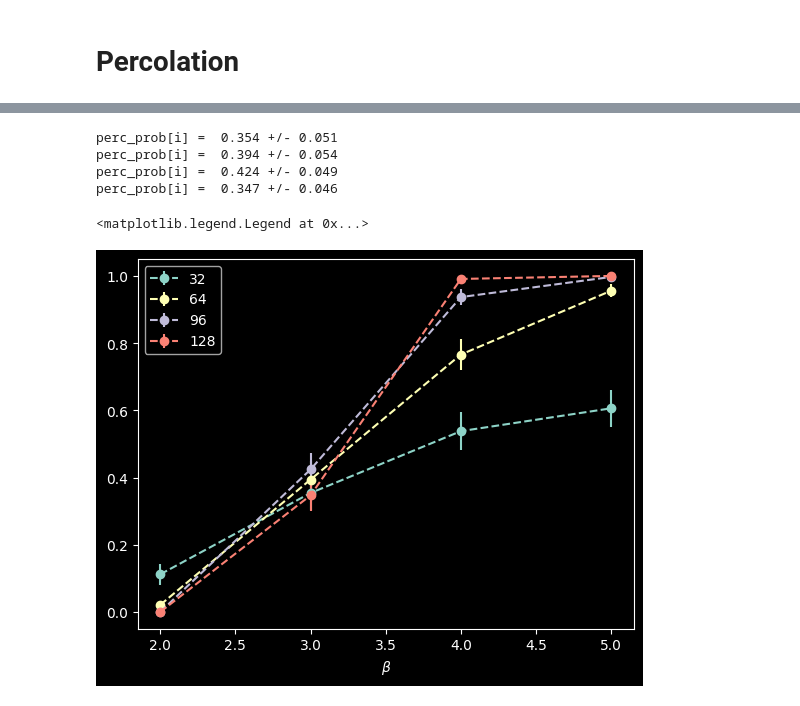
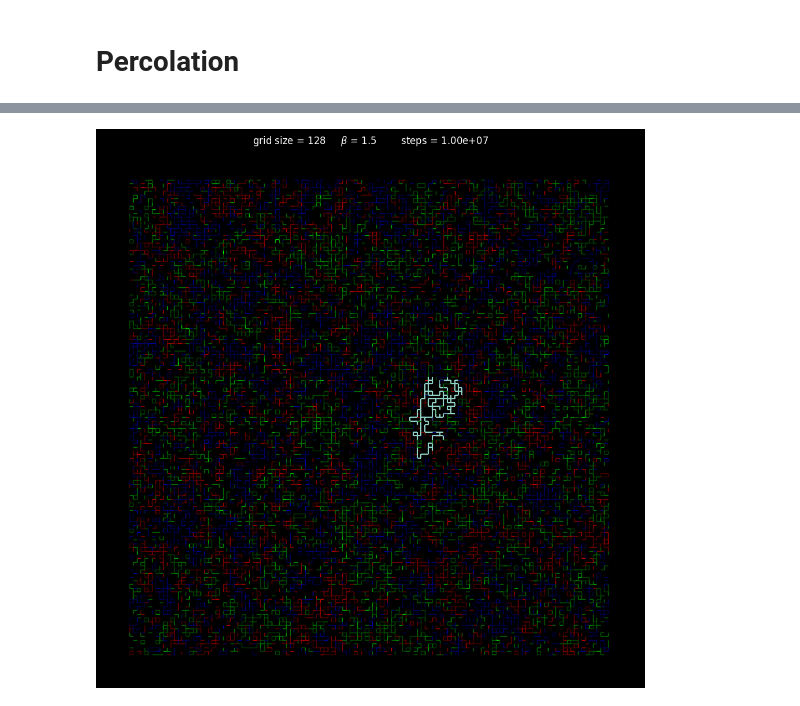
Before and after one commit to lollox1k/Thesis, a Jupyter notebook: Code/percolation_notebook.ipynb, the cells around one changed output, grey strips where cells are left out. Drawn from its saved outputs; the diff is of its cells as text; code cells hidden in the pictures.

```diff
--- a/Code/percolation_notebook.ipynb
+++ b/Code/percolation_notebook.ipynb
@@ -77,34 +25,0 @@ perc_prob[i] =  0.0 +/- 0.0
-# %%
-with open(r'data\\percolation\\3_2024-04-09_15_27_27.json', 'r') as file:
-    data_raw = json.load(file)
-
-
-#data = {
-#    'origin_loop_length': np.concatenate( [np.array(data_raw_1['origin_loop_length']), np.array(data_raw_2['origin_loop_length']), np.array(data_raw_3['origin_loop_length'])] )
-#}
-
-data = {
-    'percolation': np.array(data_raw['percolation'])
-}
-
-coords = {
-    'grid_size': [32, 64, 96, 128]
-}
-
-dims = {
-    'percolation': ['grid_size']
-}
-
-idata = az.convert_to_inference_data(data, coords=coords, dims=dims)
-summary = az.summary(idata)
-
-perc_prob = summary['mean']
-sigma = summary['mcse_mean']
-
-for i in range(4):
-    print(f'{perc_prob[i] =  } +/- {sigma[i]}')
-# %% [output]
-perc_prob[i] =  0.354 +/- 0.051
-perc_prob[i] =  0.394 +/- 0.054
-perc_prob[i] =  0.424 +/- 0.049
-perc_prob[i] =  0.347 +/- 0.046
@@ -116,14 +26,10 @@ prob_5, sigma_5 = read_data('data\\percolation\\5_2024-04-09_17_45_40.json')
-# %%
-prob = np.array([prob_2, prob_3, prob_4, prob_5])
-sigma = np.array([sigma_2, sigma_3, sigma_4, sigma_5])
-betas = [2, 3, 4, 5]
-grid_sizes = [32, 64, 96, 128]
-
-for i in range(len(grid_sizes)):
-    plt.errorbar(betas, prob.T[i], yerr=sigma.T[i], label=grid_sizes[i], linestyle='--', marker='o')
-
-plt.xlabel(r'$\beta$')
-plt.legend()
-# %% [output]
-<matplotlib.legend.Legend at 0x...>
-[figure, removed]
+# %%
+loops, lenghts = m.loop_builder_fast()
+
+max_len = max(lenghts[0])
+for l in loops[0]:
+    if len(l) == max_len:
+        m.plot_loop_overlap([[l], [], []])
+        break
+# %% [output]
+[figure, added]
```
Also changed, not shown: parts of 20 cells of this notebook, 19 other files.
